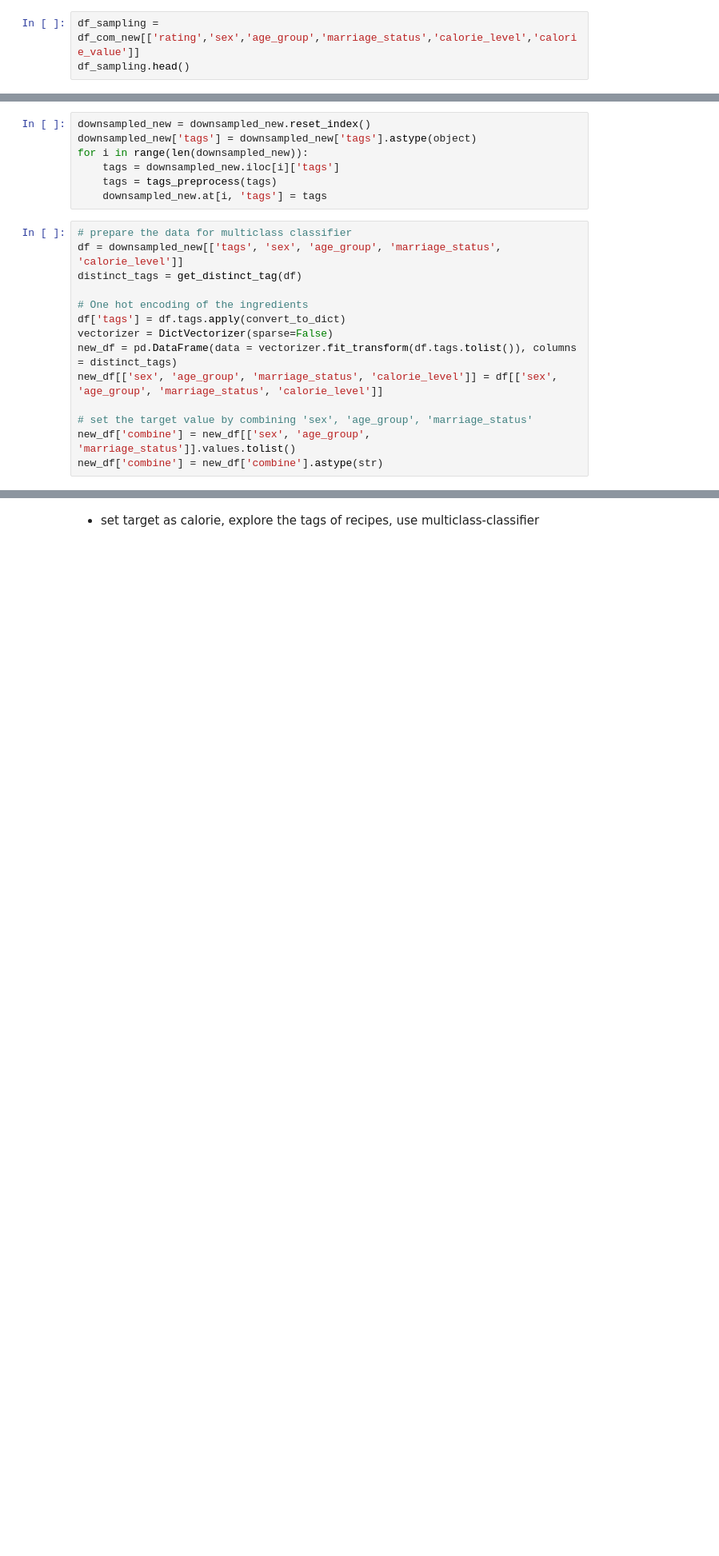
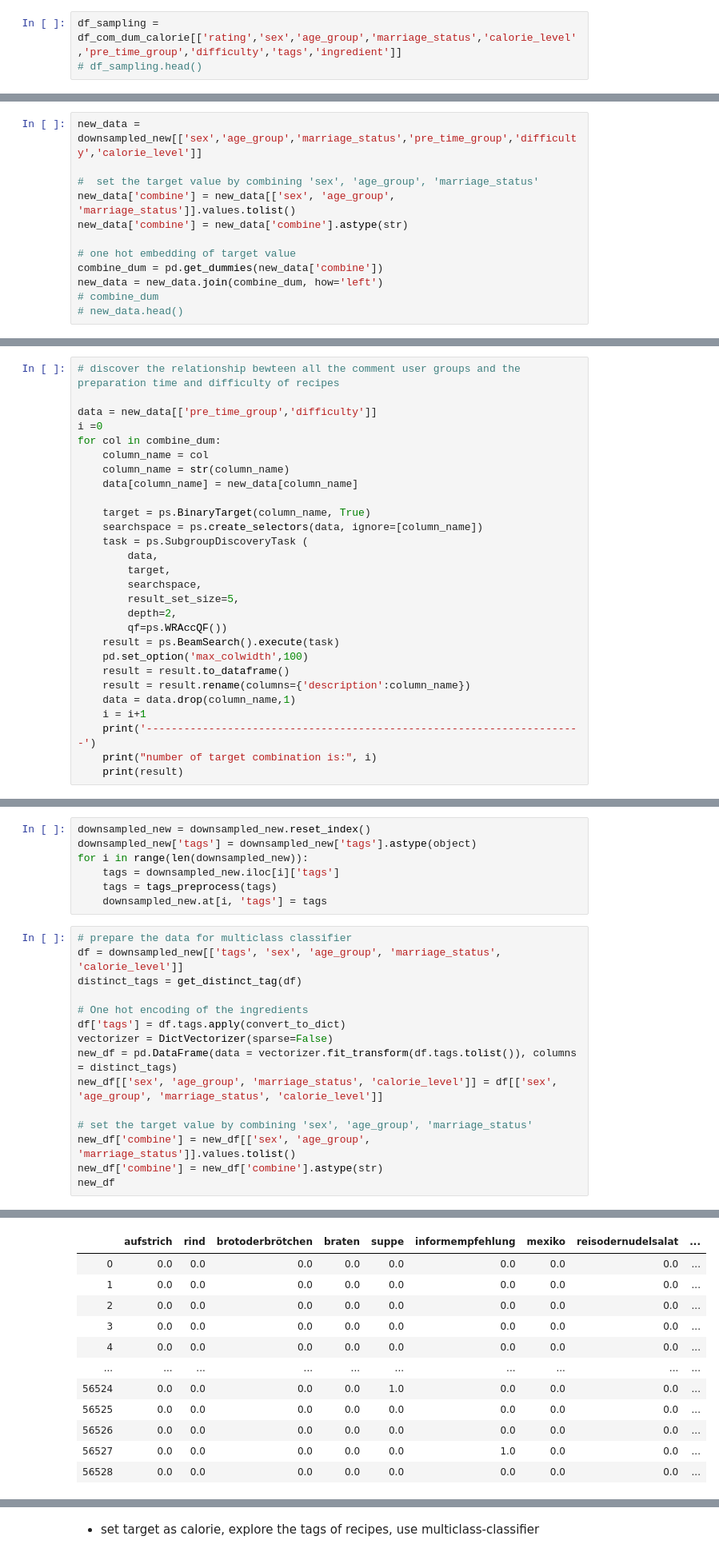
Before and after one commit to sunwen0120/Pratikum_chefkoch, a Jupyter notebook: data_analysis_2.ipynb, the cells around one changed output, grey strips where cells are left out. Shown at 80% size. Cells and saved outputs as stored; diff of their text form; blank space fills up the shorter version.

Commit message:
subgroup discovery of recipes and users(target)

```diff
--- a/data_analysis_2.ipynb
+++ b/data_analysis_2.ipynb
@@ -384,6 +426,6 @@ df_com_new['calorie_level'].value_counts()
 # %% [markdown]
 - upsampling
 # %%
-df_sampling = df_com_new[['rating','sex','age_group','marriage_status','calorie_level','calorie_value']]
-df_sampling.head()
+df_sampling = df_com_dum_calorie[['rating','sex','age_group','marriage_status','calorie_level','pre_time_group','difficulty','tags','ingredient']]
+# df_sampling.head()
 # %%
@@ -582,0 +630,12 @@ print(result.to_dataframe())
+# %%
+new_data = downsampled_new[['sex','age_group','marriage_status','pre_time_group','difficulty','calorie_level']]
+
+#  set the target value by combining 'sex', 'age_group', 'marriage_status'
+new_data['combine'] = new_data[['sex', 'age_group', 'marriage_status']].values.tolist()
+new_data['combine'] = new_data['combine'].astype(str)
+
+# one hot embedding of target value
+combine_dum = pd.get_dummies(new_data['combine'])
+new_data = new_data.join(combine_dum, how='left')
+# combine_dum
+# new_data.head()
@@ -582,0 +653,28 @@ print(result.to_dataframe())
+# %%
+# discover the relationship bewteen all the comment user groups and the preparation time and difficulty of recipes
+
+data = new_data[['pre_time_group','difficulty']]
+i =0
+for col in combine_dum:
+    column_name = col
+    column_name = str(column_name)
+    data[column_name] = new_data[column_name]
+
+    target = ps.BinaryTarget(column_name, True)
+    searchspace = ps.create_selectors(data, ignore=[column_name])
+    task = ps.SubgroupDiscoveryTask (
+        data,
+        target,
+        searchspace,
+        result_set_size=5,
+        depth=2,
+        qf=ps.WRAccQF())
+    result = ps.BeamSearch().execute(task)
+    pd.set_option('max_colwidth',100)
+    result = result.to_dataframe()
+    result = result.rename(columns={'description':column_name})
+    data = data.drop(column_name,1)
+    i = i+1
+    print('----------------------------------------------------------------------')
+    print("number of target combination is:", i)
+    print(result)
@@ -613,3 +733,5 @@ new_df[['sex', 'age_group', 'marriage_status', 'calorie_level']] = df[['sex', 'a
 # set the target value by combining 'sex', 'age_group', 'marriage_status'
 new_df['combine'] = new_df[['sex', 'age_group', 'marriage_status']].values.tolist()
 new_df['combine'] = new_df['combine'].astype(str)
+new_df
+# %% [output]
@@ -615,0 +742,12 @@ new_df['combine'] = new_df['combine'].astype(str)
+|  | aufstrich | rind | brotoderbrötchen | braten | suppe | informempfehlung | mexiko | reisodernudelsalat | ... |
+| 0 | 0.0 | 0.0 | 0.0 | 0.0 | 0.0 | 0.0 | 0.0 | 0.0 | ... |
+| 1 | 0.0 | 0.0 | 0.0 | 0.0 | 0.0 | 0.0 | 0.0 | 0.0 | ... |
+| 2 | 0.0 | 0.0 | 0.0 | 0.0 | 0.0 | 0.0 | 0.0 | 0.0 | ... |
+| 3 | 0.0 | 0.0 | 0.0 | 0.0 | 0.0 | 0.0 | 0.0 | 0.0 | ... |
+| 4 | 0.0 | 0.0 | 0.0 | 0.0 | 0.0 | 0.0 | 0.0 | 0.0 | ... |
+| ... | ... | ... | ... | ... | ... | ... | ... | ... | ... |
+| 56524 | 0.0 | 0.0 | 0.0 | 0.0 | 1.0 | 0.0 | 0.0 | 0.0 | ... |
+| 56525 | 0.0 | 0.0 | 0.0 | 0.0 | 0.0 | 0.0 | 0.0 | 0.0 | ... |
+| 56526 | 0.0 | 0.0 | 0.0 | 0.0 | 0.0 | 0.0 | 0.0 | 0.0 | ... |
+| 56527 | 0.0 | 0.0 | 0.0 | 0.0 | 0.0 | 1.0 | 0.0 | 0.0 | ... |
+| 56528 | 0.0 | 0.0 | 0.0 | 0.0 | 0.0 | 0.0 | 0.0 | 0.0 | ... |
```
Also changed, not shown: parts of 42 cells of this notebook.
